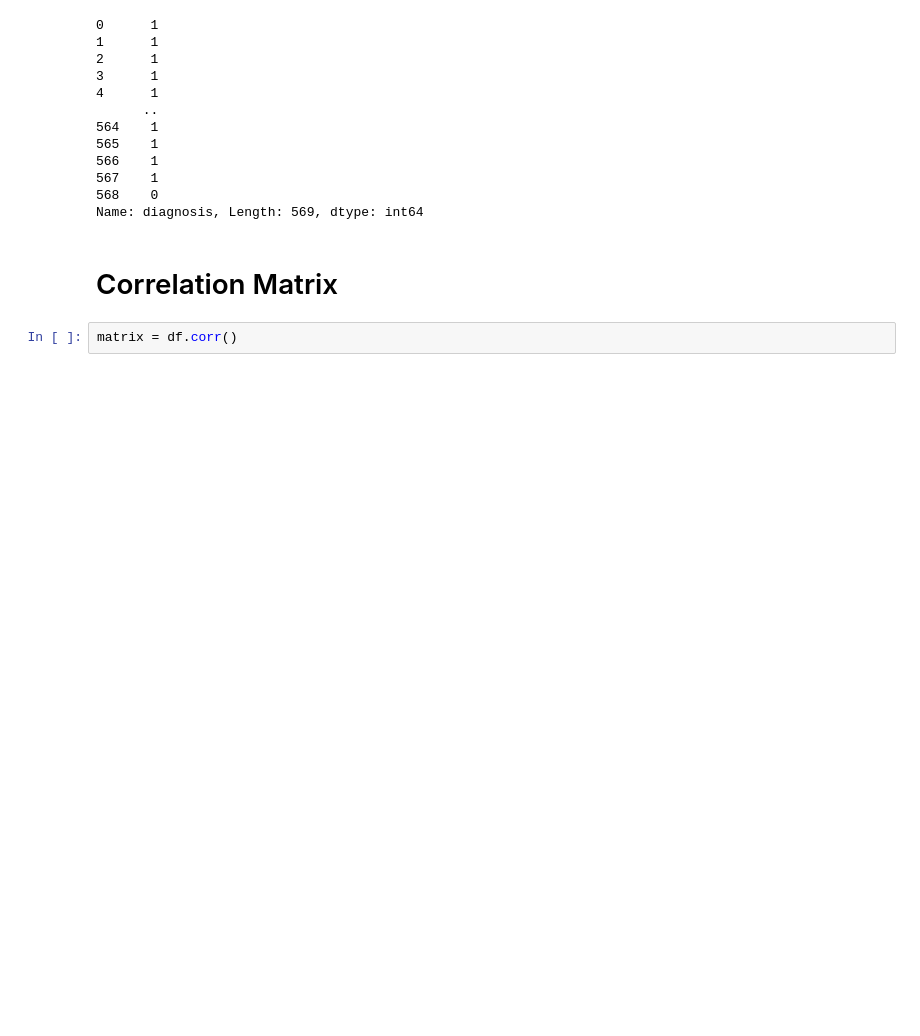
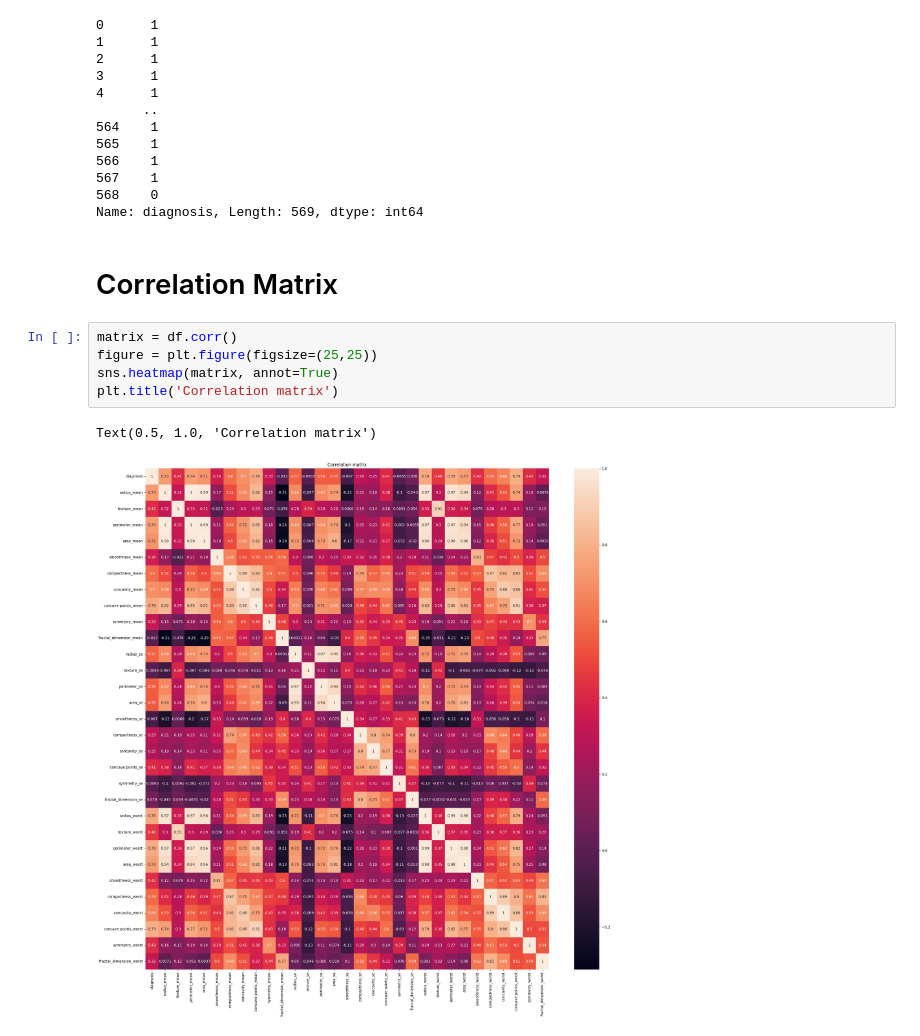
Before and after one commit to cos-glitch/BreastCancer, a Jupyter notebook: bc.ipynb, the cells around one changed output. Cells and saved outputs as stored; diff of their text form; blank space fills up the shorter version.

Commit message:
correlation matrix

```diff
--- a/bc.ipynb
+++ b/bc.ipynb
@@ -97,5 +98,11 @@ df['diagnosis']
 Name: diagnosis, Length: 569, dtype: int64
 # %% [markdown]
 # Correlation Matrix
-# %%
-matrix = df.corr()
+# %%
+matrix = df.corr()
+figure = plt.figure(figsize=(25,25))
+sns.heatmap(matrix, annot=True)
+plt.title('Correlation matrix')
+# %% [output]
+Text(0.5, 1.0, 'Correlation matrix')
+[figure, added]
```
Also changed, not shown: parts of 1 cell of this notebook.
